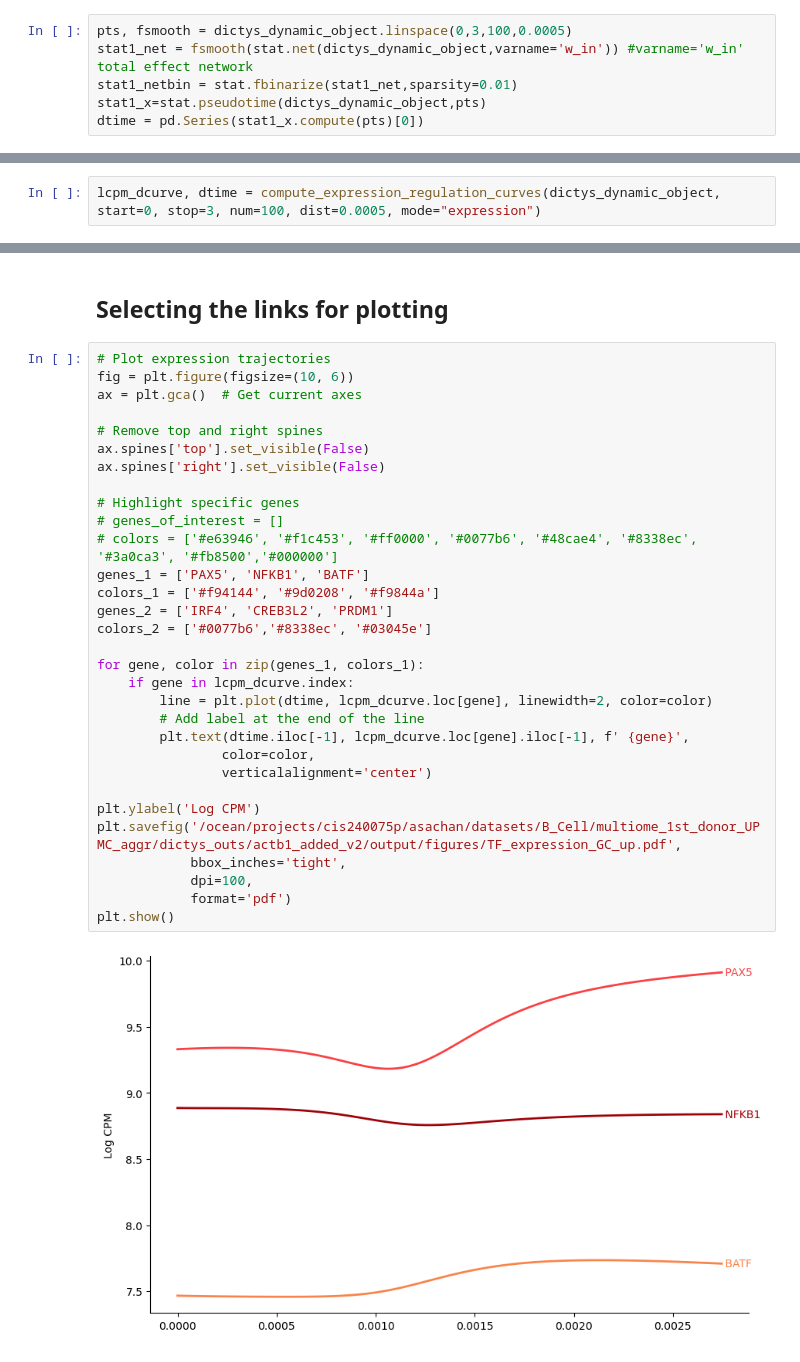
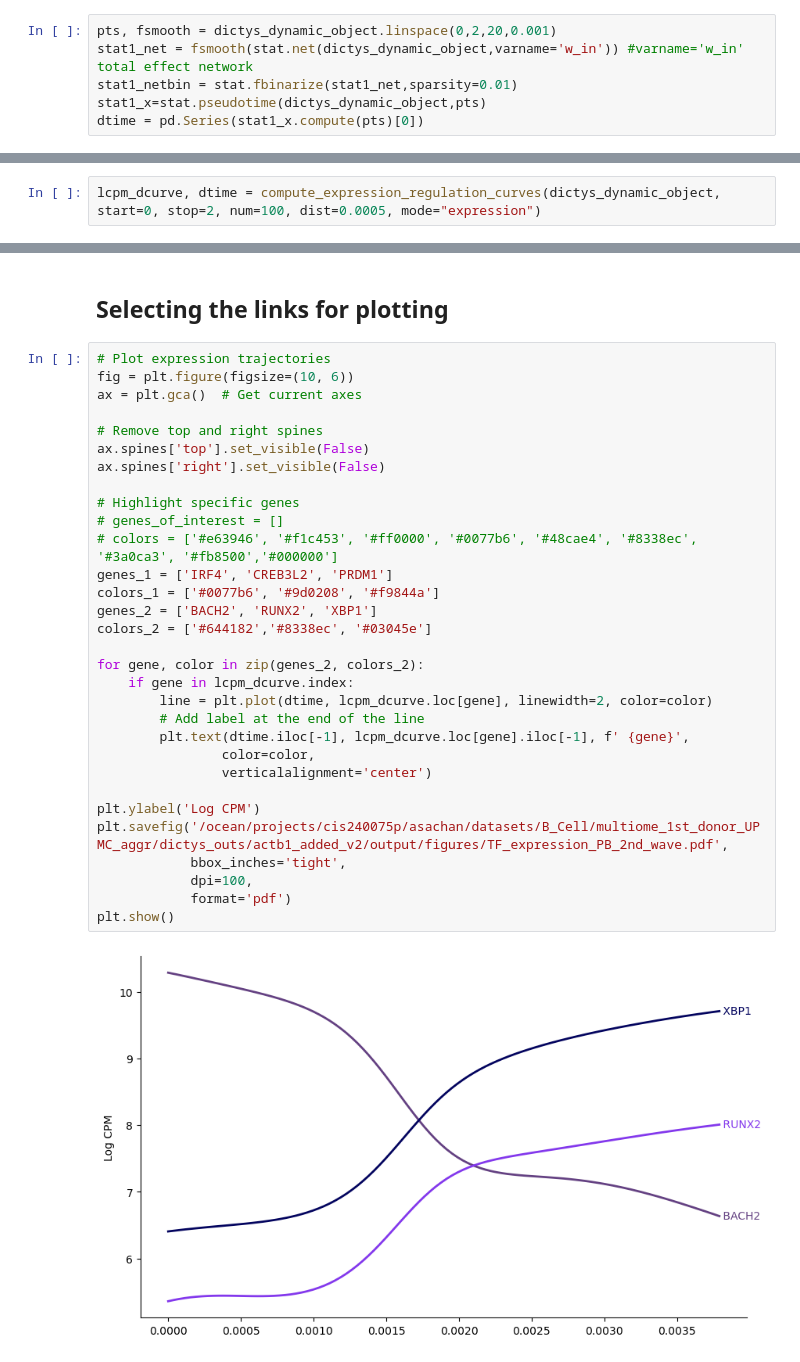
Before and after one commit to sachha-naksha/B_Cell_States, a Jupyter notebook: multiome_dynamic_regulation/py_scripts/analysis/plotting_code.ipynb, the cells around one changed output, grey strips where cells are left out. Cells and saved outputs as stored; diff of their text form.

```diff
--- a/multiome_dynamic_regulation/py_scripts/analysis/plotting_code.ipynb
+++ b/multiome_dynamic_regulation/py_scripts/analysis/plotting_code.ipynb
@@ -160,7 +160,7 @@ GC_links_plotting = [('ARID5B','PIKFYVE'),('ARID5B','PDE4D'),('IRF4','PAX5'),('N
 # %% [markdown]
 #### Load the network and get force values (PB/GC)
 # %%
-pts, fsmooth = dictys_dynamic_object.linspace(0,3,100,0.0005)
+pts, fsmooth = dictys_dynamic_object.linspace(0,2,20,0.001)
 stat1_net = fsmooth(stat.net(dictys_dynamic_object,varname='w_in')) #varname='w_in' total effect network
 stat1_netbin = stat.fbinarize(stat1_net,sparsity=0.01)
 stat1_x=stat.pseudotime(dictys_dynamic_object,pts)
@@ -212,7 +212,7 @@ print(enriched_betas.shape)
 # %% [markdown]
 #### Get the expression curves for all the TFs (PB/GC)
 # %%
-lcpm_dcurve, dtime = compute_expression_regulation_curves(dictys_dynamic_object, start=0, stop=3, num=100, dist=0.0005, mode="expression")
+lcpm_dcurve, dtime = compute_expression_regulation_curves(dictys_dynamic_object, start=0, stop=2, num=100, dist=0.0005, mode="expression")
 # %%
 # get the tf_lcpms for the lineage
 tf_list = enriched_betas.index.get_level_values('TF').unique().tolist()
@@ -413,33 +413,33 @@ plt.show()
 # %%
 # Plot expression trajectories
 fig = plt.figure(figsize=(10, 6))
 ax = plt.gca()  # Get current axes
 
 # Remove top and right spines
 ax.spines['top'].set_visible(False)
 ax.spines['right'].set_visible(False)
 
 # Highlight specific genes
 # genes_of_interest = []
 # colors = ['#e63946', '#f1c453', '#ff0000', '#0077b6', '#48cae4', '#8338ec', '#3a0ca3', '#fb8500','#000000']
-genes_1 = ['PAX5', 'NFKB1', 'BATF']
-colors_1 = ['#f94144', '#9d0208', '#f9844a']
-genes_2 = ['IRF4', 'CREB3L2', 'PRDM1']
-colors_2 = ['#0077b6','#8338ec', '#03045e']
+genes_1 = ['IRF4', 'CREB3L2', 'PRDM1']
+colors_1 = ['#0077b6', '#9d0208', '#f9844a']
+genes_2 = ['BACH2', 'RUNX2', 'XBP1']
+colors_2 = ['#644182','#8338ec', '#03045e']
 
-for gene, color in zip(genes_1, colors_1):
+for gene, color in zip(genes_2, colors_2):
     if gene in lcpm_dcurve.index:
         line = plt.plot(dtime, lcpm_dcurve.loc[gene], linewidth=2, color=color)
         # Add label at the end of the line
         plt.text(dtime.iloc[-1], lcpm_dcurve.loc[gene].iloc[-1], f' {gene}',
                 color=color,
                 verticalalignment='center')
 
 plt.ylabel('Log CPM')
-plt.savefig('/ocean/projects/cis240075p/asachan/datasets/B_Cell/multiome_1st_donor_UPMC_aggr/dictys_outs/actb1_added_v2/output/figures/TF_expression_GC_up.pdf',
+plt.savefig('/ocean/projects/cis240075p/asachan/datasets/B_Cell/multiome_1st_donor_UPMC_aggr/dictys_outs/actb1_added_v2/output/figures/TF_expression_PB_2nd_wave.pdf',
             bbox_inches='tight',
             dpi=100,
             format='pdf')
 plt.show()
 # %% [output]
-[figure, old version]
+[figure, new version]
```
Also changed, not shown: parts of 3 cells of this notebook, 1 other file.
